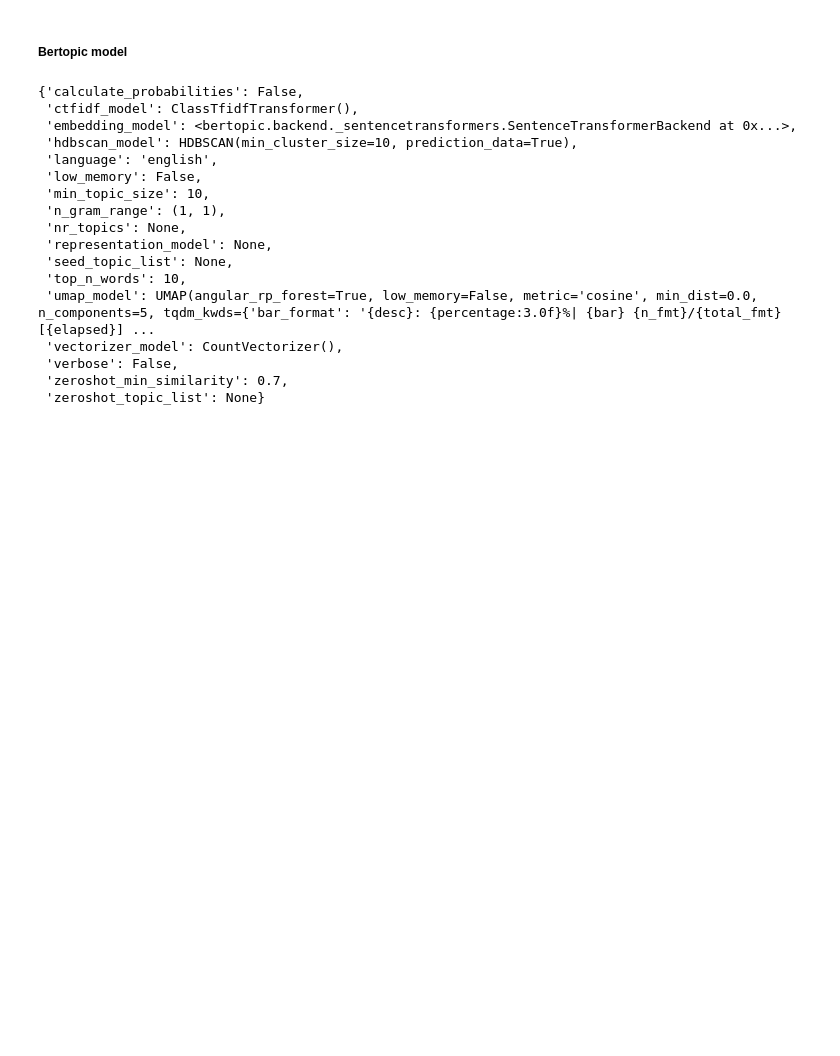
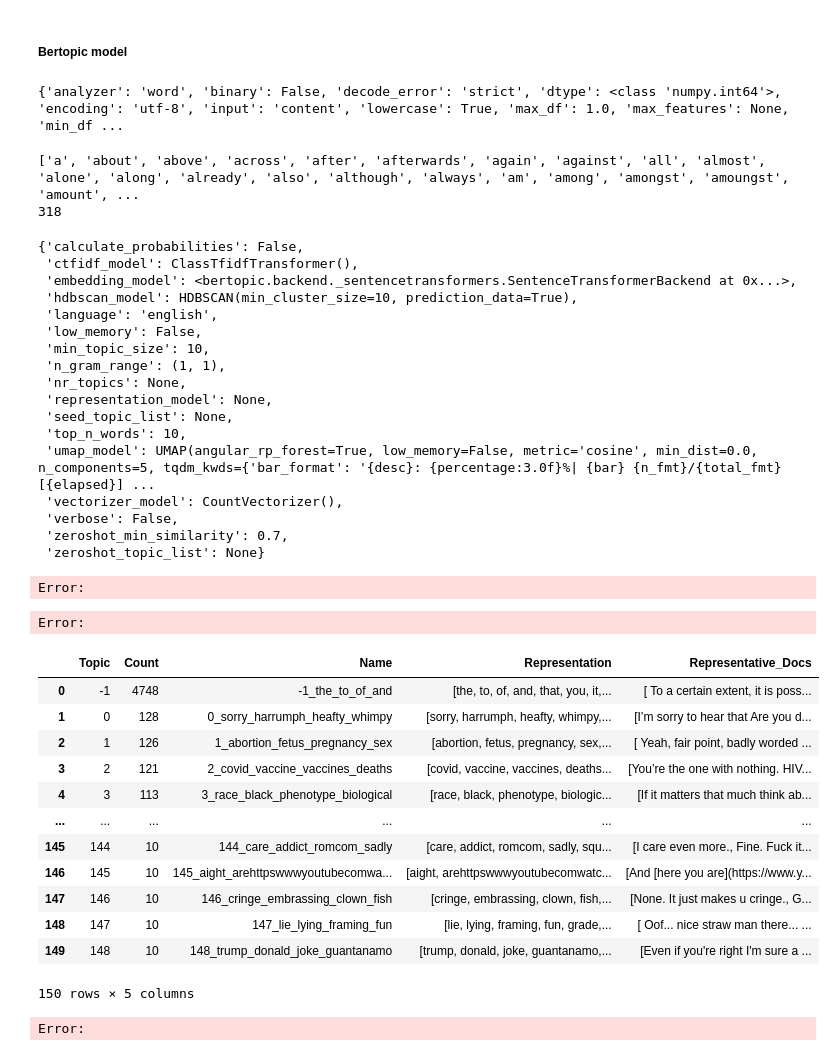
Before and after one commit to b0psheva27/BSc_project_polarization, a Jupyter notebook: topic_modeling.ipynb, the cells around one changed output. Cells and saved outputs as stored; diff of their text form; code cells hidden in the pictures; blank space fills up the shorter version.

Commit message:
added sklearn stop word removal

```diff
--- a/topic_modeling.ipynb
+++ b/topic_modeling.ipynb
@@ -84,7 +78,7 @@ len(messages_list)
 Get subset of data to work with
 # %%
 # subset of data - 5000 rows
-messages_subset = messages_list[:5000]
+messages_subset = messages_list[:10000]
 messages_subset
 # %% [output]
 ['im gonna find check, ai art one right? triggered rare',
@@ -109,6 +103,20 @@ messages_subset
 # %%
 topic_model = BERTopic()
 # topic_model = BERTopic.load("MaartenGr/BERTopic_Wikipedia")
+# %%
+vectorizer = topic_model.vectorizer_model
+print(vectorizer.get_params())
+# %% [output]
+{'analyzer': 'word', 'binary': False, 'decode_error': 'strict', 'dtype': <class 'numpy.int64'>, 'encoding': 'utf-8', 'input': 'content', 'lowercase': True, 'max_df': 1.0, 'max_features': None, 'min_df ...
+# %%
+from sklearn.feature_extraction.text import ENGLISH_STOP_WORDS
+
+# Print the full list of stopwords
+print(sorted(ENGLISH_STOP_WORDS))
+print(len(ENGLISH_STOP_WORDS))
+# %% [output]
+['a', 'about', 'above', 'across', 'after', 'afterwards', 'again', 'against', 'all', 'almost', 'alone', 'along', 'already', 'also', 'although', 'always', 'am', 'among', 'amongst', 'amoungst', 'amount', ...
+318
 # %%
 # fitting the bertopic model
 topic_model_fitted = topic_model.fit(messages_subset)
@@ -133,10 +141,30 @@ topic_model_fitted.get_params()
  'verbose': False,
  'zeroshot_min_similarity': 0.7,
  'zeroshot_topic_list': None}
+Error:
 # %%
 # get info on topics (names, important words, representative reddit message/document)
 topic_info = topic_model_fitted.get_topic_info()
-topic_info.to_csv("topic_info.csv", sep="\t", index=False)
+topic_info.to_csv("topic_info_sw_countvectorizer.csv", sep="\t", index=False)
+# %% [output]
+Error:
+# %%
+topic_info
+# %% [output]
+|  | Topic | Count | Name | Representation | Representative_Docs |
+| 0 | -1 | 4748 | -1_the_to_of_and | [the, to, of, and, that, you, it,... | [ To a certain extent, it is poss... |
+| 1 | 0 | 128 | 0_sorry_harrumph_heafty_whimpy | [sorry, harrumph, heafty, whimpy,... | [I’m sorry to hear that Are you d... |
+| 2 | 1 | 126 | 1_abortion_fetus_pregnancy_sex | [abortion, fetus, pregnancy, sex,... | [ Yeah, fair point, badly worded ... |
+| 3 | 2 | 121 | 2_covid_vaccine_vaccines_deaths | [covid, vaccine, vaccines, deaths... | [You’re the one with nothing. HIV... |
+| 4 | 3 | 113 | 3_race_black_phenotype_biological | [race, black, phenotype, biologic... | [If it matters that much think ab... |
+| ... | ... | ... | ... | ... | ... |
+| 145 | 144 | 10 | 144_care_addict_romcom_sadly | [care, addict, romcom, sadly, squ... | [I care even more., Fine. Fuck it... |
+| 146 | 145 | 10 | 145_aight_arehttpswwwyoutubecomwa... | [aight, arehttpswwwyoutubecomwatc... | [And [here you are](https://www.y... |
+| 147 | 146 | 10 | 146_cringe_embrassing_clown_fish | [cringe, embrassing, clown, fish,... | [None. It just makes u cringe., G... |
+| 148 | 147 | 10 | 147_lie_lying_framing_fun | [lie, lying, framing, fun, grade,... | [ Oof... nice straw man there... ... |
+| 149 | 148 | 10 | 148_trump_donald_joke_guantanamo | [trump, donald, joke, guantanamo,... | [Even if you're right I'm sure a ... |
+150 rows × 5 columns
+Error:
 # %%
 # get the top words for each topic id (form the topic names)
 topic_model_fitted.get_topics()
```
Also changed, not shown: parts of 2 cells of this notebook, 4 other files.
